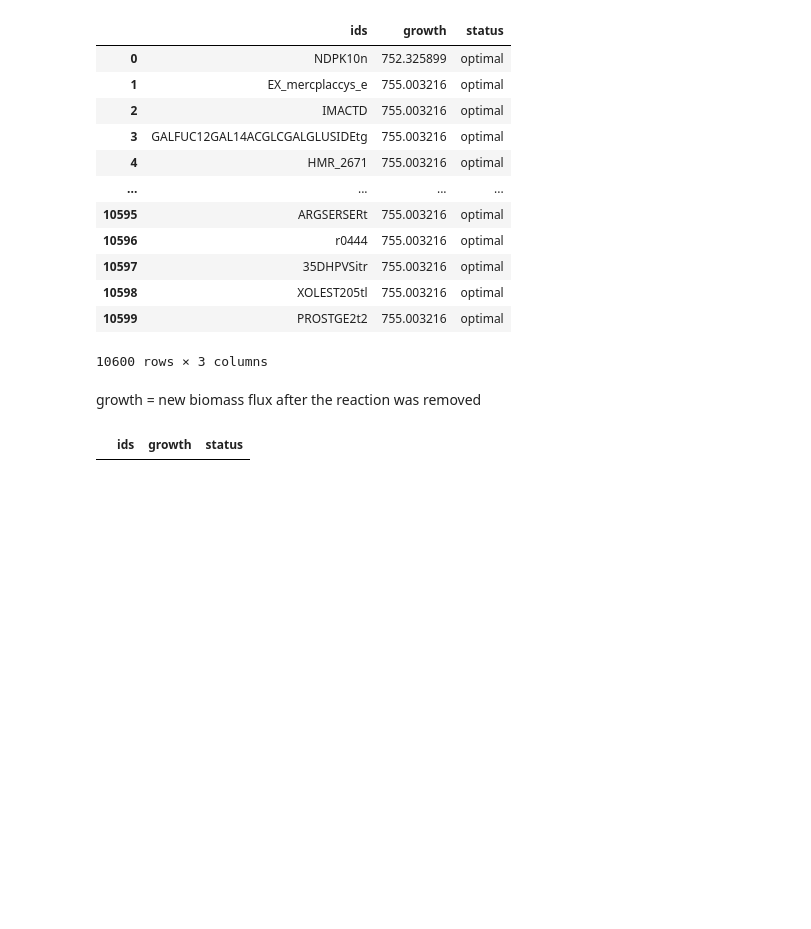
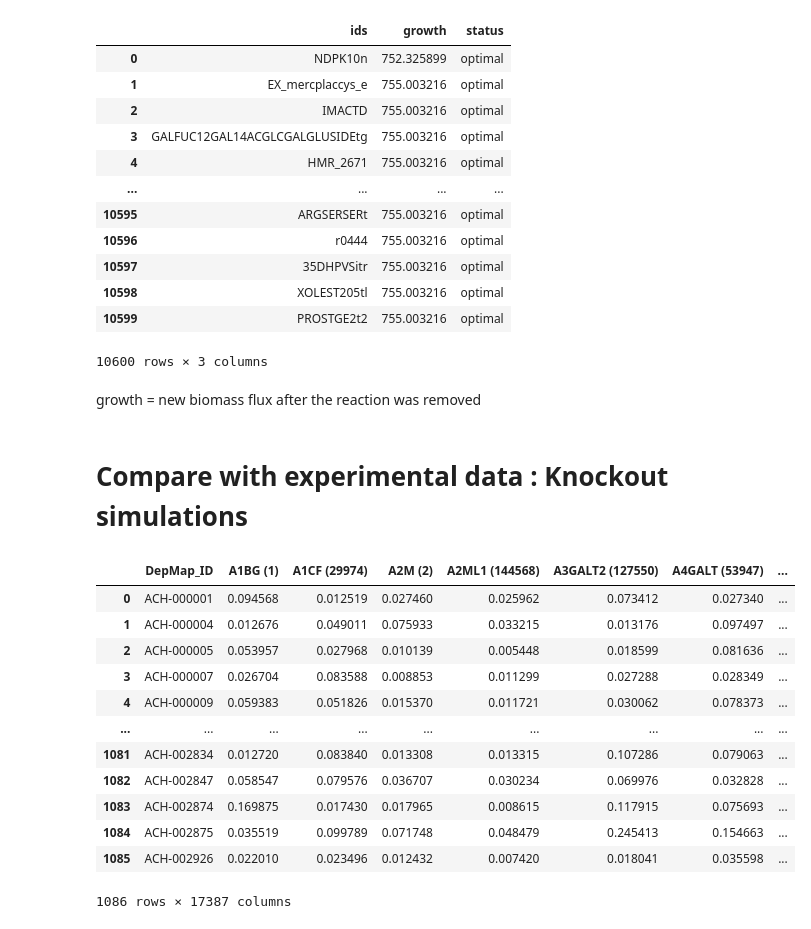
Before and after one commit to MishkaNastia/Ovarian-Cancer, a Jupyter notebook: reaction_essentiality.ipynb, the cells around one changed output. Saved outputs shown, nothing was run; the diff lists cells and outputs as text; code cells hidden in the pictures; blank space fills up the shorter version.

```diff
--- a/reaction_essentiality.ipynb
+++ b/reaction_essentiality.ipynb
@@ -114,7 +125,22 @@ df_res_rxn
 10600 rows × 3 columns
 # %% [markdown]
 growth = new biomass flux after the reaction was removed
-# %%
-df_res_rxn[df_res_rxn["status"]!="optimal"]
-# %% [output]
-|  | ids | growth | status |
+# %% [markdown]
+# Compare with experimental data : Knockout simulations
+# %%
+f = pd.read_csv('data/CRISPR_gene_dependency.csv')
+f
+# %% [output]
+|  | DepMap_ID | A1BG (1) | A1CF (29974) | A2M (2) | A2ML1 (144568) | A3GALT2 (127550) | A4GALT (53947) | ... |
+| 0 | ACH-000001 | 0.094568 | 0.012519 | 0.027460 | 0.025962 | 0.073412 | 0.027340 | ... |
+| 1 | ACH-000004 | 0.012676 | 0.049011 | 0.075933 | 0.033215 | 0.013176 | 0.097497 | ... |
+| 2 | ACH-000005 | 0.053957 | 0.027968 | 0.010139 | 0.005448 | 0.018599 | 0.081636 | ... |
+| 3 | ACH-000007 | 0.026704 | 0.083588 | 0.008853 | 0.011299 | 0.027288 | 0.028349 | ... |
+| 4 | ACH-000009 | 0.059383 | 0.051826 | 0.015370 | 0.011721 | 0.030062 | 0.078373 | ... |
+| ... | ... | ... | ... | ... | ... | ... | ... | ... |
+| 1081 | ACH-002834 | 0.012720 | 0.083840 | 0.013308 | 0.013315 | 0.107286 | 0.079063 | ... |
+| 1082 | ACH-002847 | 0.058547 | 0.079576 | 0.036707 | 0.030234 | 0.069976 | 0.032828 | ... |
+| 1083 | ACH-002874 | 0.169875 | 0.017430 | 0.017965 | 0.008615 | 0.117915 | 0.075693 | ... |
+| 1084 | ACH-002875 | 0.035519 | 0.099789 | 0.071748 | 0.048479 | 0.245413 | 0.154663 | ... |
+| 1085 | ACH-002926 | 0.022010 | 0.023496 | 0.012432 | 0.007420 | 0.018041 | 0.035598 | ... |
+1086 rows × 17387 columns
```
Also changed, not shown: parts of 11 cells of this notebook, 2 other files.
